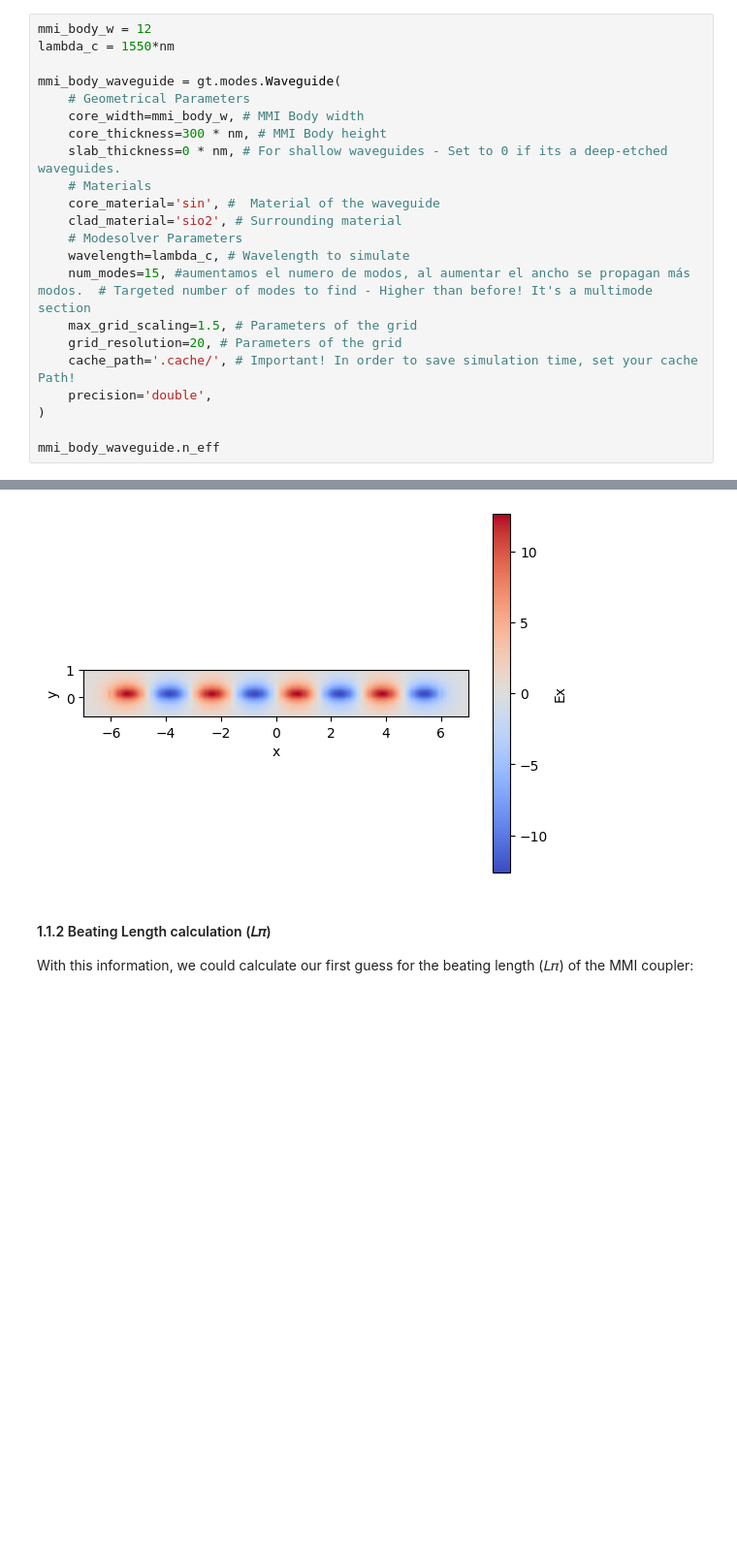
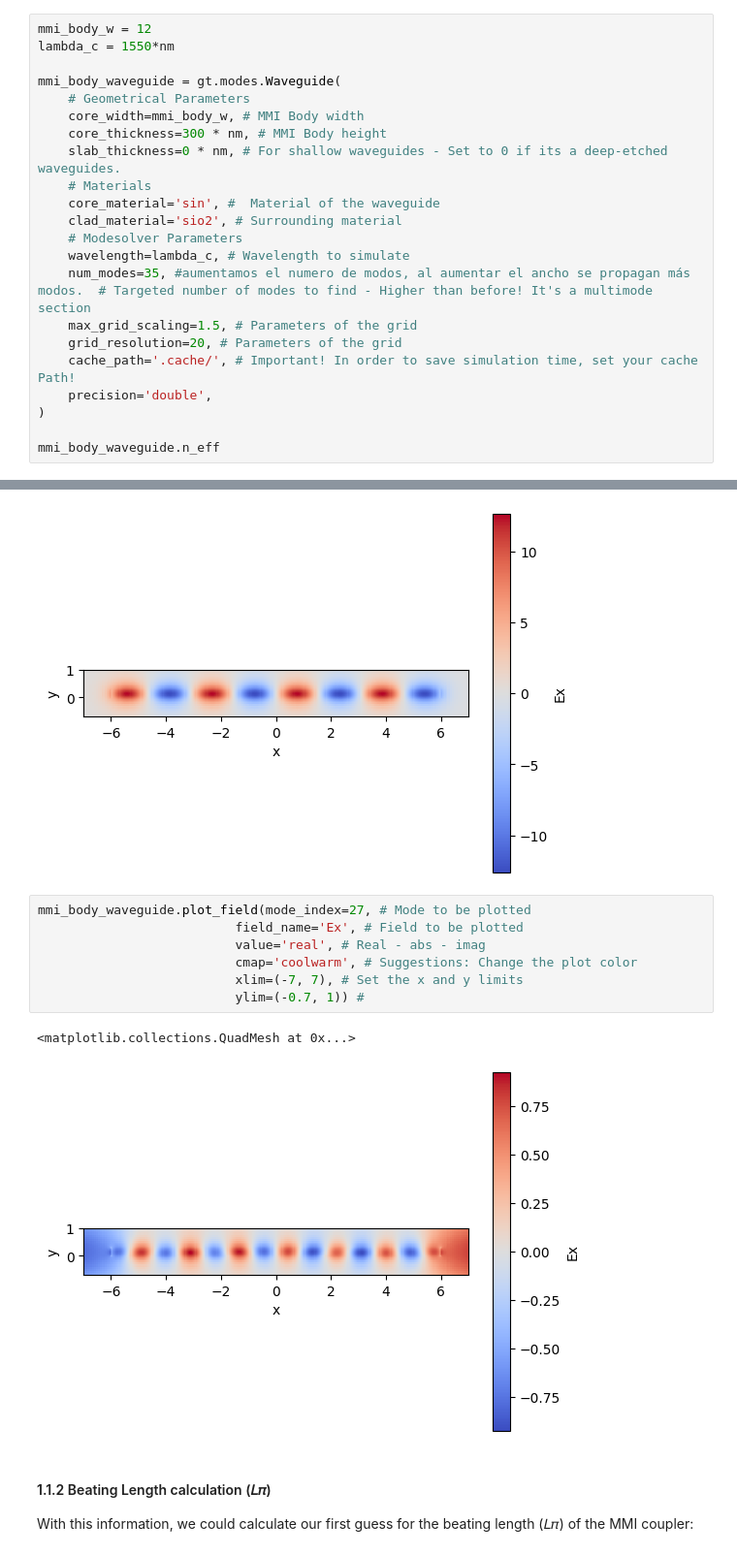
Before and after one commit to RobertoFernandezSevilla/pic-upv-lab0, a Jupyter notebook: 020_COUPLERS_v2025_Student.ipynb, the cells around one changed output, grey strips where cells are left out. Shown at 97% size. Cells and saved outputs as stored; diff of their text form; blank space fills up the shorter version.

```diff
--- a/020_COUPLERS_v2025_Student.ipynb
+++ b/020_COUPLERS_v2025_Student.ipynb
@@ -183,7 +183,7 @@ mmi_body_waveguide = gt.modes.Waveguide(
     clad_material='sio2', # Surrounding material
     # Modesolver Parameters
     wavelength=lambda_c, # Wavelength to simulate
-    num_modes=15, #aumentamos el numero de modos, al aumentar el ancho se propagan más modos.  # Targeted number of modes to find - Higher than before! It's a multimode section
+    num_modes=35, #aumentamos el numero de modos, al aumentar el ancho se propagan más modos.  # Targeted number of modes to find - Higher than before! It's a multimode section
     max_grid_scaling=1.5, # Parameters of the grid
     grid_resolution=20, # Parameters of the grid
     cache_path='.cache/', # Important! In order to save simulation time, set your cache Path!
@@ -239,6 +286,16 @@ mmi_body_waveguide.plot_field(mode_index=7, # Mode to be plotted
 # %% [output]
 <matplotlib.collections.QuadMesh at 0x...>
 [figure]
+# %%
+mmi_body_waveguide.plot_field(mode_index=27, # Mode to be plotted
+                          field_name='Ex', # Field to be plotted
+                          value='real', # Real - abs - imag
+                          cmap='coolwarm', # Suggestions: Change the plot color
+                          xlim=(-7, 7), # Set the x and y limits
+                          ylim=(-0.7, 1)) #
+# %% [output]
+<matplotlib.collections.QuadMesh at 0x...>
+[figure, added]
 # %% [markdown]
 #### 1.1.2 Beating Length calculation (𝐿𝜋)
 
```
Also changed, not shown: parts of 4 cells of this notebook, 1 other file.
